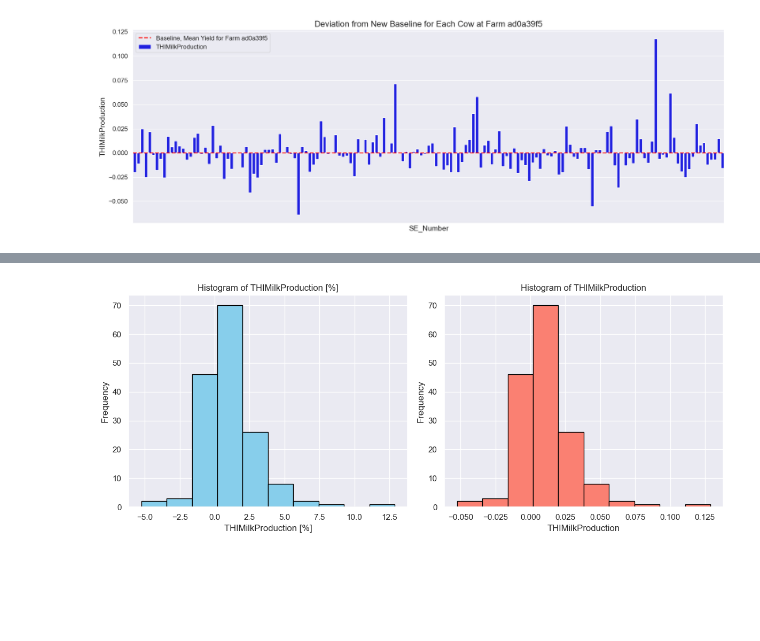
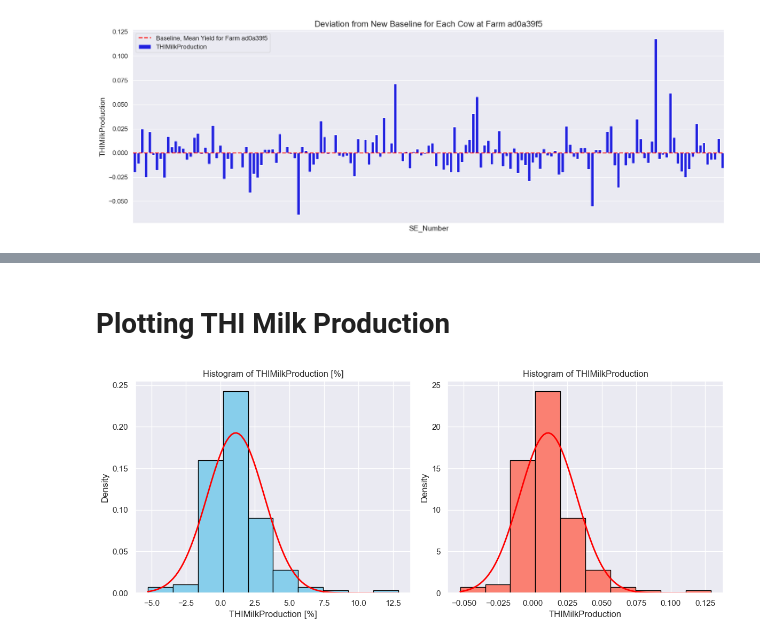
Before and after one commit to jockepolis/HeatStressEvaluationSummer24, a Jupyter notebook: ModelingIndividualsYield/GAM_IndividualTHI.ipynb, the cells around one changed output, grey strips where cells are left out. Saved outputs shown, nothing was run; the diff lists cells and outputs as text; code cells hidden in the pictures; blank space fills up the shorter version.

Commit message:
RerunningScriptWithNewTHI_adjAndPlotting

```diff
--- a/ModelingIndividualsYield/GAM_IndividualTHI.ipynb
+++ b/ModelingIndividualsYield/GAM_IndividualTHI.ipynb
@@ -2575,25 +2554,50 @@ plt.show()
+# %% [markdown]
+# Plotting THI Milk Production
 # %%
-# Plot to see distribution
 df = pd.DataFrame(results_df)
+
 # Ensure SE_Number is a string type for better plotting labels
 df['SE_Number'] = df['SE_Number'].astype(str)
 
 # Plotting
 fig, ax = plt.subplots(1, 2, figsize=(12, 5))
 
 # Histogram for THIMilkProduction [%]
-ax[0].hist(df['THIMilkProduction [%]'], bins=10, color='skyblue', edgecolor='black')
+ax[0].hist(df['THIMilkProduction [%]'], bins=10, color='skyblue', edgecolor='black', density=True)
 ax[0].set_title('Histogram of THIMilkProduction [%]')
 ax[0].set_xlabel('THIMilkProduction [%]')
-ax[0].set_ylabel('Frequency')
+ax[0].set_ylabel('Density')
+
+# Calculate mean and std deviation for THIMilkProduction [%]
+mean_thi = np.mean(df['THIMilkProduction [%]'])
+std_thi = np.std(df['THIMilkProduction [%]'])
+
+# Generate points for the normal distribution curve
+x_thi = np.linspace(min(df['THIMilkProduction [%]']), max(df['THIMilkProduction [%]']), 100)
+y_thi = norm.pdf(x_thi, mean_thi, std_thi)
+
+# Plot normal distribution curve on the histogram
+ax[0].plot(x_thi, y_thi, color='red', linewidth=2)
 
 # Histogram for THIMilkProduction
-ax[1].hist(df['THIMilkProduction'], bins=10, color='salmon', edgecolor='black')
+ax[1].hist(df['THIMilkProduction'], bins=10, color='salmon', edgecolor='black', density=True)
 ax[1].set_title('Histogram of THIMilkProduction')
 ax[1].set_xlabel('THIMilkProduction')
-ax[1].set_ylabel('Frequency')
+ax[1].set_ylabel('Density')
 
+# Calculate mean and std deviation for THIMilkProduction
+mean_milk = np.mean(df['THIMilkProduction'])
+std_milk = np.std(df['THIMilkProduction'])
+
+# Generate points for the normal distribution curve
+x_milk = np.linspace(min(df['THIMilkProduction']), max(df['THIMilkProduction']), 100)
+y_milk = norm.pdf(x_milk, mean_milk, std_milk)
+
+# Plot normal distribution curve on the histogram
+ax[1].plot(x_milk, y_milk, color='red', linewidth=2)
+
+# Adjust layout
 plt.tight_layout()
 plt.show()
 # %% [output]
-[figure, old version]
+[figure, new version]
```
Also changed, not shown: parts of 13 cells of this notebook.
